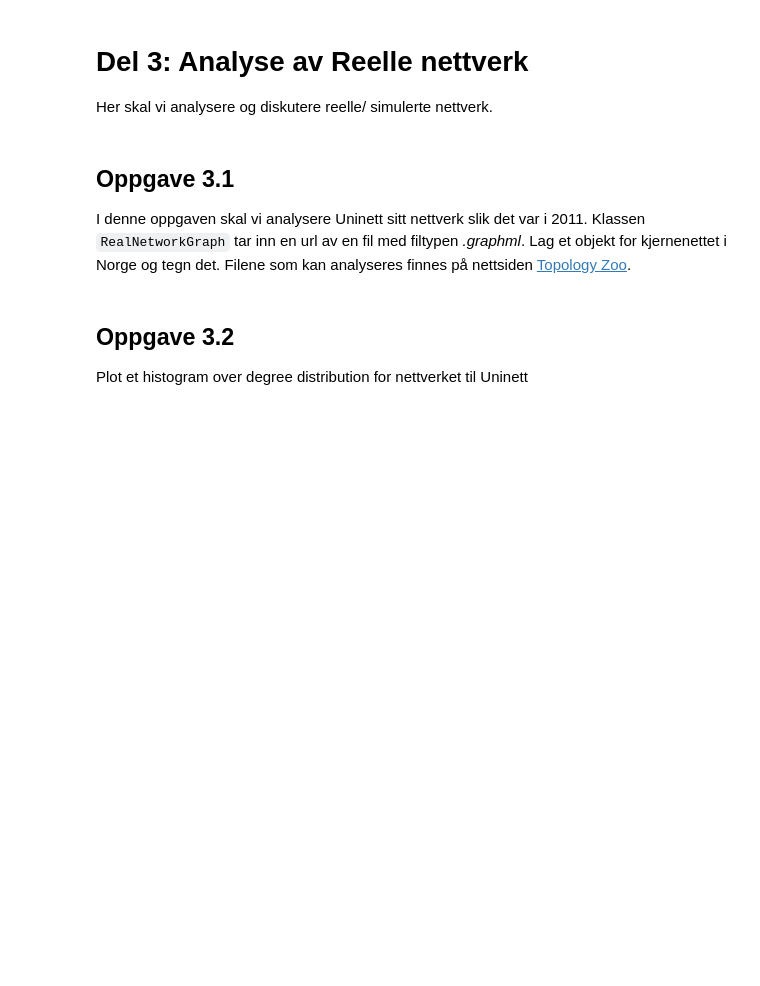
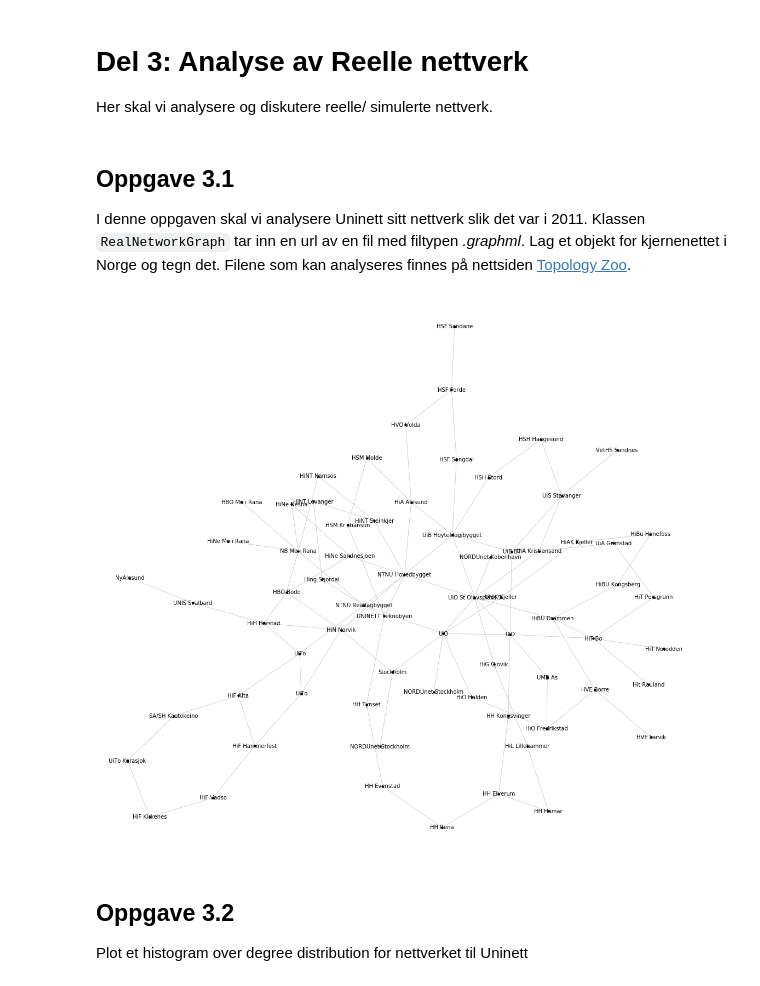
Before and after one commit to KristofferNyvoll/ntnu, a Jupyter notebook: TTM4185_Sikrob/Oving3/Oving3.ipynb, the cells around one changed output. Drawn from its saved outputs; the diff is of its cells as text; code cells hidden in the pictures; blank space fills up the shorter version.

```diff
--- a/TTM4185_Sikrob/Oving3/Oving3.ipynb
+++ b/TTM4185_Sikrob/Oving3/Oving3.ipynb
@@ -175,3 +177,10 @@ I denne oppgaven skal vi analysere Uninett sitt nettverk slik det var i 2011. Kl
+# %%
+# Assuming we have to ctrl + F for uninett and copy link location for the 2011 result (graphml).
+# Yielding this link: http://www.topology-zoo.org/files/Uninett2011.graphml
+core_network = RealNetworkGraph("http://www.topology-zoo.org/files/Uninett2011.graphml")
+core_network.draw()
+# %% [output]
+[figure, added]
 # %% [markdown]
 ## Oppgave 3.2
 Plot et histogram over degree distribution for nettverket til Uninett
```
Also changed, not shown: parts of 13 cells of this notebook.
